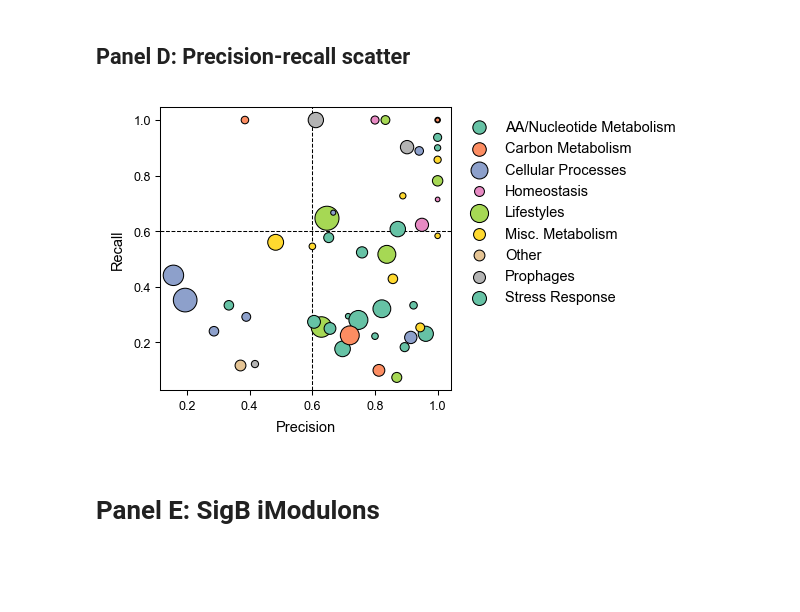
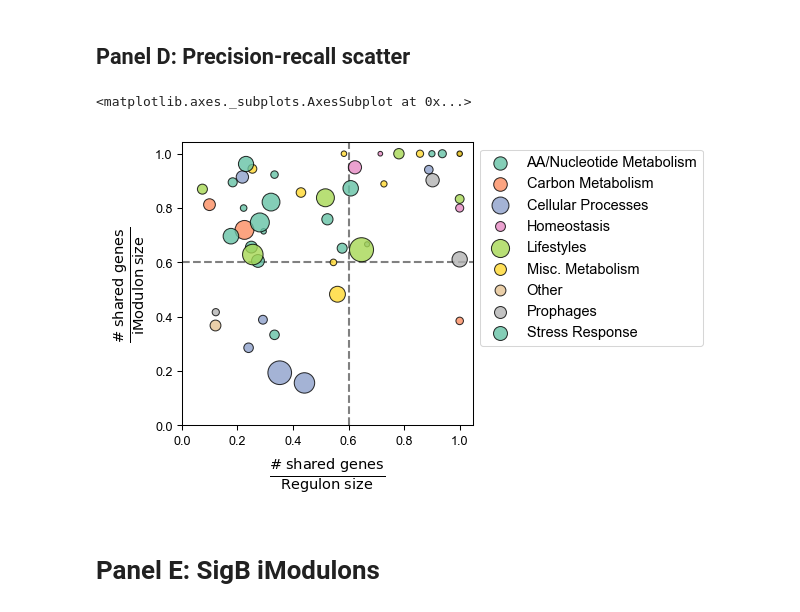
Before and after one commit to avsastry/modulome-workflow, a Jupyter notebook: figures/Figure2_iModulon_overview.ipynb, the cells around one changed output. Drawn from its saved outputs; the diff is of its cells as text; code cells hidden in the pictures; blank space fills up the shorter version.

Commit message:
Added remaining figures

```diff
--- a/figures/Figure2_iModulon_overview.ipynb
+++ b/figures/Figure2_iModulon_overview.ipynb
@@ -71,30 +67,15 @@ palette = sns.color_palette('Set2')
-# %%
-fig,ax = plt.subplots(figsize=(2.5,2.5))
-for i,cat in enumerate(sorted(reg_table.function.unique())):
-    data = reg_table[reg_table.function == cat]
-    ax.scatter(data.precision,
-               data.recall,
-               s = data.imodulon_size,
-               c = [palette[i%len(palette)]],
-               edgecolor='k',label=cat,
-              zorder=10-i)
-ax.set_xlabel('Precision')
-ax.set_ylabel('Recall')
-
-# Legend
-ax.legend(bbox_to_anchor=(1,1), frameon=False)
-
-# Lines
-xmin,xmax = ax.get_xlim()
-ymin,ymax = ax.get_ylim()
-ax.hlines(0.6, xmin, xmax, linestyle='dashed',linewidth=0.5,zorder=0)
-ax.vlines(0.6, ymin, ymax, linestyle='dashed',linewidth=0.5,zorder=0)
-ax.set_xlim(xmin, xmax)
-ax.set_ylim(ymin, ymax)
-
-plt.savefig(path.join('raw_figures','Fig2d_precision_recall.pdf'))
-# %% [output]
-[figure, removed]
+# %%
+sns.set_palette('Set2')
+# %%
+fig,ax = plt.subplots(figsize=(2.5,2.5))
+compare_imodulons_vs_regulons(ica_data,
+                              ax=ax,
+                              cat_column='function',
+                              size_column='imodulon_size',
+                              ax_font_kwargs={'fontsize':5})
+# %% [output]
+<matplotlib.axes._subplots.AxesSubplot at 0x...>
+[figure, added]
 # %% [markdown]
 # Panel E: SigB iModulons
 # %%
```
Also changed, not shown: parts of 2 cells of this notebook, 18 other files.
